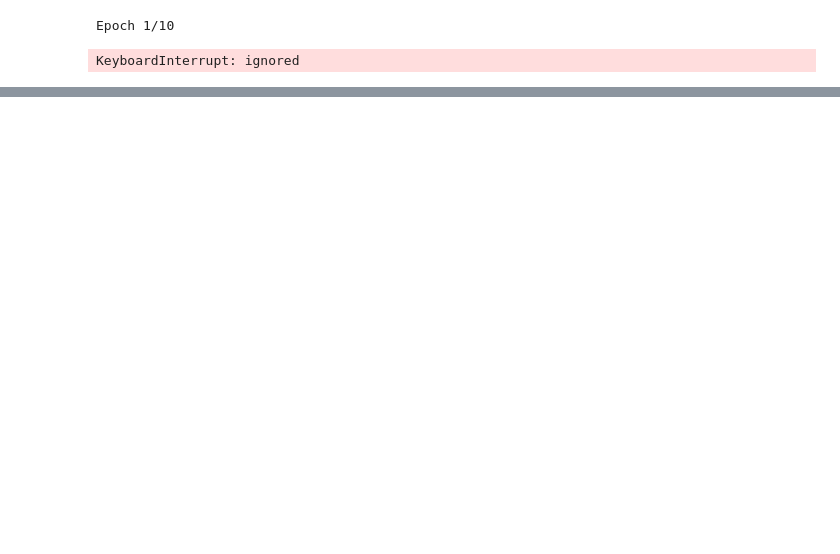
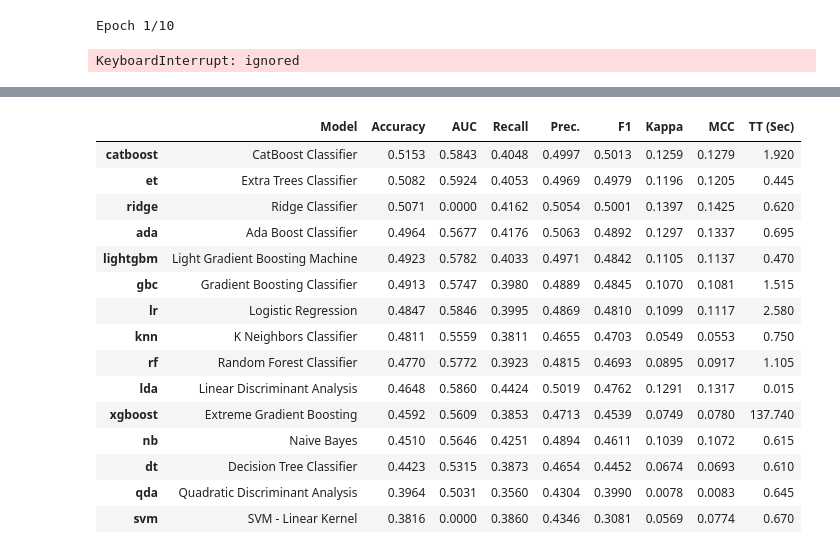
Before and after one commit to AschHarwood/social_unrest, a Jupyter notebook: social_unrest_timeseries_v4_10_25.ipynb, the cells around one changed output, grey strips where cells are left out. Saved outputs shown, nothing was run; the diff lists cells and outputs as text; code cells hidden in the pictures; blank space fills up the shorter version.

```diff
--- a/social_unrest_timeseries_v4_10_25.ipynb
+++ b/social_unrest_timeseries_v4_10_25.ipynb
@@ -454,9 +527,22 @@ import keras.backend as K
+# %%
+train = pd.DataFrame(x_train_scaled)
+test = pd.DataFrame(x_test_scaled)
+del x_train_scaled
+del x_test_scaled
+train.reset_index(inplace=True, drop=True)
+y_train = pd.DataFrame(y_train).reset_index()
+train = pd.concat([train, y_train], ignore_index=True, axis=1)
+train.set_index(321, inplace=True)
+test.reset_index(inplace=True, drop=True)
+y_test = pd.DataFrame(y_test).reset_index()
+test = pd.concat([test, y_test], ignore_index=True, axis=1)
+test.set_index(321, inplace=True)
 # %%
 def generator(dataframe, target_name, lookback, delay, min_index, max_index,shuffle=False, batch_size=128, step=6):
 
     data = dataframe.values
-    data = data.astype(np.float32)
-    target_indx = df.columns.get_loc(target_name)
+    #data = data.astype(np.float32)
+    target_indx = dataframe.columns.get_loc(target_name)
 
     if max_index is None:
         max_index = len(data) - delay - 1
@@ -507,7 +593,7 @@ valid_gen = generator(dataframe = train,
                       batch_size = batch_size)
 # %%
 test_gen = generator(dataframe = test,
-                     target_name = 'protest_class',
+                     target_name = 322,
                      lookback = lookback,
                      delay = 1,
                      min_index = 0,
@@ -515,3 +601,5 @@ test_gen = generator(dataframe = test,
                      step = 1,
                      shuffle = False,
                      batch_size = batch_size)
+# %%
+x, y = next(test_gen)
@@ -1177,0 +1419,19 @@ KeyboardInterrupt: ignored
+# %%
+best = compare_models(turbo=True, n_select=5)
+# %% [output]
+|  | Model | Accuracy | AUC | Recall | Prec. | F1 | Kappa | MCC | TT (Sec) |
+| catboost | CatBoost Classifier | 0.5153 | 0.5843 | 0.4048 | 0.4997 | 0.5013 | 0.1259 | 0.1279 | 1.920 |
+| et | Extra Trees Classifier | 0.5082 | 0.5924 | 0.4053 | 0.4969 | 0.4979 | 0.1196 | 0.1205 | 0.445 |
+| ridge | Ridge Classifier | 0.5071 | 0.0000 | 0.4162 | 0.5054 | 0.5001 | 0.1397 | 0.1425 | 0.620 |
+| ada | Ada Boost Classifier | 0.4964 | 0.5677 | 0.4176 | 0.5063 | 0.4892 | 0.1297 | 0.1337 | 0.695 |
+| lightgbm | Light Gradient Boosting Machine | 0.4923 | 0.5782 | 0.4033 | 0.4971 | 0.4842 | 0.1105 | 0.1137 | 0.470 |
+| gbc | Gradient Boosting Classifier | 0.4913 | 0.5747 | 0.3980 | 0.4889 | 0.4845 | 0.1070 | 0.1081 | 1.515 |
+| lr | Logistic Regression | 0.4847 | 0.5846 | 0.3995 | 0.4869 | 0.4810 | 0.1099 | 0.1117 | 2.580 |
+| knn | K Neighbors Classifier | 0.4811 | 0.5559 | 0.3811 | 0.4655 | 0.4703 | 0.0549 | 0.0553 | 0.750 |
+| rf | Random Forest Classifier | 0.4770 | 0.5772 | 0.3923 | 0.4815 | 0.4693 | 0.0895 | 0.0917 | 1.105 |
+| lda | Linear Discriminant Analysis | 0.4648 | 0.5860 | 0.4424 | 0.5019 | 0.4762 | 0.1291 | 0.1317 | 0.015 |
+| xgboost | Extreme Gradient Boosting | 0.4592 | 0.5609 | 0.3853 | 0.4713 | 0.4539 | 0.0749 | 0.0780 | 137.740 |
+| nb | Naive Bayes | 0.4510 | 0.5646 | 0.4251 | 0.4894 | 0.4611 | 0.1039 | 0.1072 | 0.615 |
+| dt | Decision Tree Classifier | 0.4423 | 0.5315 | 0.3873 | 0.4654 | 0.4452 | 0.0674 | 0.0693 | 0.610 |
+| qda | Quadratic Discriminant Analysis | 0.3964 | 0.5031 | 0.3560 | 0.4304 | 0.3990 | 0.0078 | 0.0083 | 0.645 |
+| svm | SVM - Linear Kernel | 0.3816 | 0.0000 | 0.3860 | 0.4346 | 0.3081 | 0.0569 | 0.0774 | 0.670 |
```
Also changed, not shown: parts of 199 cells of this notebook.
